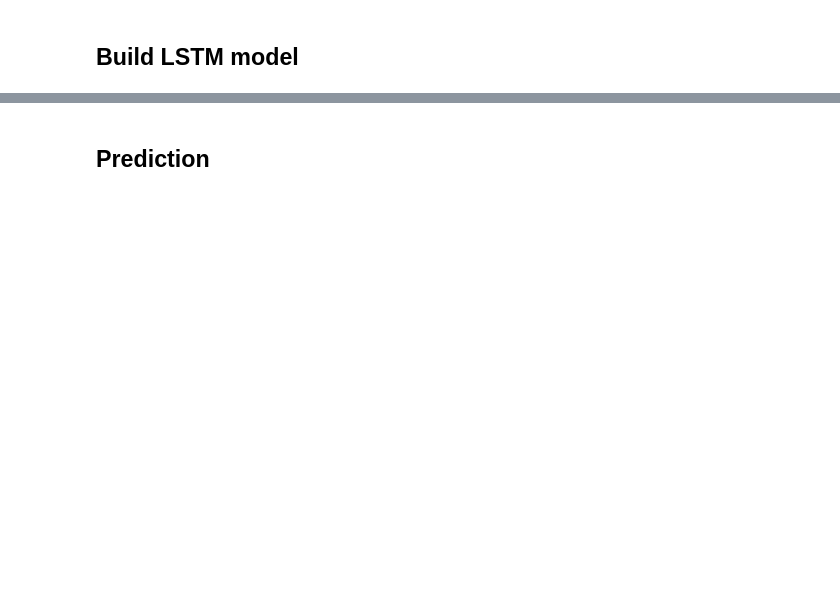
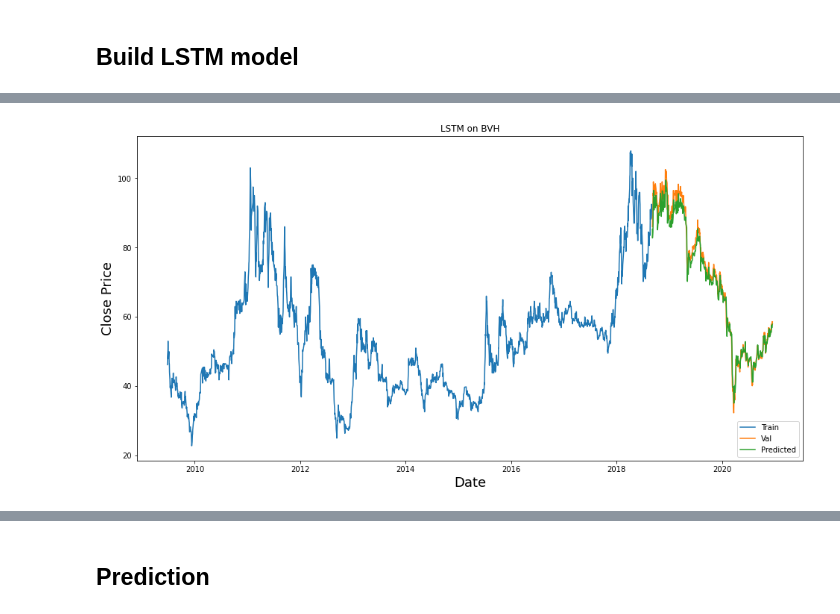
Before and after one commit to cripplinmuffin/khdlud_dack, a Jupyter notebook: test.ipynb, the cells around one changed output, grey strips where cells are left out. Cells and saved outputs as stored; diff of their text form; code cells hidden in the pictures; blank space fills up the shorter version.

```diff
--- a/test.ipynb
+++ b/test.ipynb
@@ -154,0 +208,11 @@ x_test.shape, y_test.shape
+# %%
+plt.figure(figsize=(16,8))
+plt.title('LSTM on BVH')
+plt.xlabel('Date', fontsize=18)
+plt.ylabel('Close Price', fontsize=18)
+plt.plot(train_data)
+plt.plot(valid_vs_prediction[['Close', 'Predicted']])
+plt.legend(['Train', 'Val', 'Predicted'], loc='lower right')
+plt.show()
+# %% [output]
+[figure, added]
```
Also changed, not shown: parts of 40 cells of this notebook, 8 other files.
